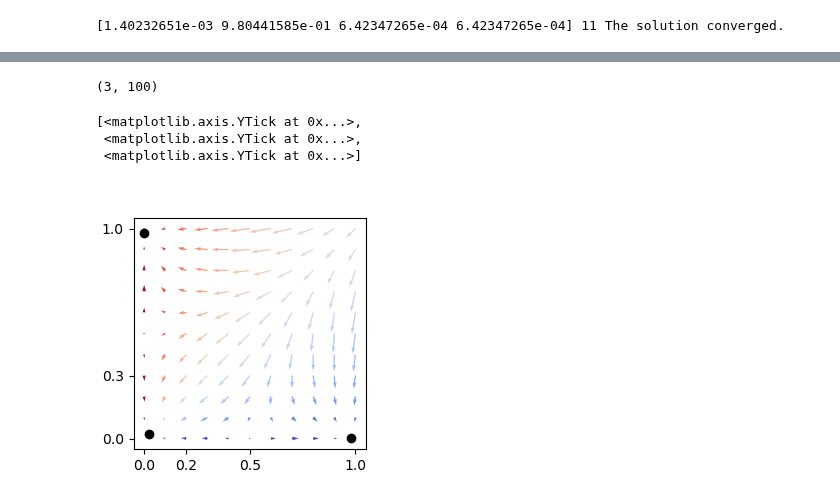
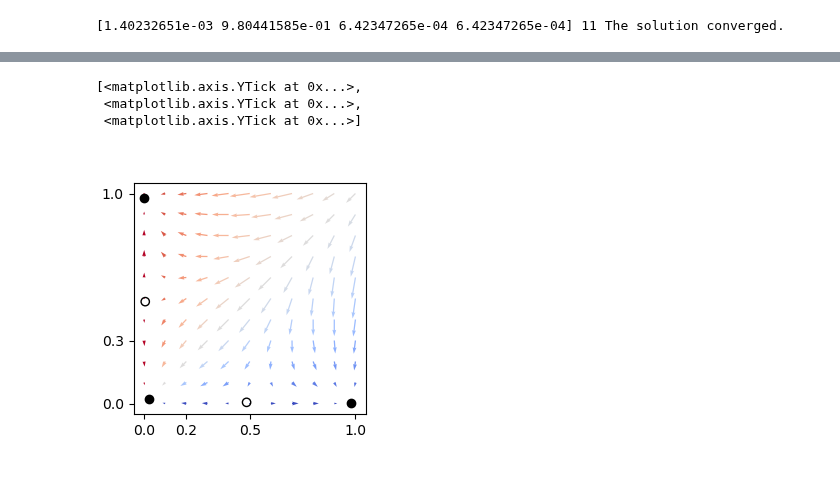
Before and after one commit to rythorpe/dev_detect_wc, a Jupyter notebook: phase_diagram.ipynb, the cells around one changed output, grey strips where cells are left out. Drawn from its saved outputs; the diff is of its cells as text; code cells hidden in the pictures.

```diff
--- a/phase_diagram.ipynb
+++ b/phase_diagram.ipynb
@@ -337,0 +269,27 @@ foo.shape
+# %%
+# find intersection points of nullclines: these are the analytic fixed points (stable and unstable)
+def func_roots(vars):
+    x1, x2 = vars
+
+    # x2 nullcline
+    x_234 = np.array([[x2], [bottom_layer_fixed_points[0]], [bottom_layer_fixed_points[1]]])
+    eq1 = -x1 + 1 / w[0, 1] * (sigmoid_inverse(x2, thresh, steepness) - w[[1,2,3], 1] @ x_234 - inj_excite_baseline)
+
+    # x1 nullcline
+    x_134 = np.array([[x1], [bottom_layer_fixed_points[0]], [bottom_layer_fixed_points[1]]])
+    eq2 = -x2 + 1 / w[1, 0] * (sigmoid_inverse(x1, thresh, steepness) - w[[0,2,3], 0] @ x_134 - inj_excite_baseline)
+    return [eq1[0], eq2[0]]
+
+# find roots numerically
+start_pts = [[0.001, 0.99],
+             [0.01, 0.50],
+             [0.01, 0.01],
+             [0.50, 0.01],
+             [0.99, 0.001]]
+# mask for stable fixed pts assuming convergence near start pts
+stable_mask = np.array([True, False, True, False, True])
+fixed_pts = np.zeros_like(start_pts)
+for idx, start_pt in enumerate(start_pts):
+    sol = optimize.root(func_roots, x0=start_pt, method='hybr', tol=1e-10)
+    fixed_pts[idx] = sol.x
+    print(sol.x, sol.nfev, sol.message)
@@ -352,35 +314,44 @@ plt.scatter(x1_nullcline[x1_null_mask], x_domain[x1_null_mask])
-# %%
-x_234.shape
-# %% [output]
-(3, 100)
 # %%
 # full phase diagram (with lower->upper units connected)
 n_X = 11
 n_Y = 11
 X_pos = np.linspace(0, 1, n_X)
 Y_pos = np.linspace(0, 1, n_Y)
 X, Y = np.meshgrid(X_pos, Y_pos)
 
 U = np.zeros((n_X, n_Y))
 V = np.zeros((n_X, n_Y))
 for x1_idx, x1 in enumerate(X_pos):
     for x0_idx, x0 in enumerate(Y_pos):
-        x = np.array([x0, x1, sol.x[2], sol.x[3]])
+        x = np.array([x0, x1, bottom_layer_fixed_points[0], bottom_layer_fixed_points[1]])
         velocity = dxdt_v2(x, w, inj_excite=I)
         U[x0_idx, x1_idx] = velocity[1]
         V[x0_idx, x1_idx] = velocity[0]
 M = Y / (Y + X)
 
 fig, ax = plt.subplots(1, 1, figsize=(3, 3))
 q = ax.quiver(X, Y, U, V, M, cmap='coolwarm')
-ax.scatter(attractors[:, 0], attractors[:, 1], marker='o', c='k')
+ax.scatter(fixed_pts[stable_mask, 0],
+           fixed_pts[stable_mask, 1],
+           marker='o', c='k')
+ax.scatter(fixed_pts[stable_mask == False, 0],
+           fixed_pts[stable_mask == False, 1],
+           marker='o', fc='none', ec='k')
 ax.set_xticks([0, 0.2, 0.5, 1])
 ax.set_yticks([0, 0.3, 1])
+
+# plot nullclines
+# xlim = ax.get_xlim()
+# ylim = ax.get_ylim()
+# ax.plot(x_domain, x2_nullcline, c='k')
+# ax.plot(x1_nullcline, x_domain, c='k')
+# ax.set_xlim([-0.4, xlim[1]])
+# ax.set_ylim([-0.4, ylim[1]])
 # %% [output]
 [<matplotlib.axis.YTick at 0x...>,
  <matplotlib.axis.YTick at 0x...>,
  <matplotlib.axis.YTick at 0x...>]
-[figure, old version]
+[figure, new version]
 # %%
 fig.savefig('full_phase_diagram.pdf')
 # %%
```
Also changed, not shown: parts of 14 cells of this notebook.
